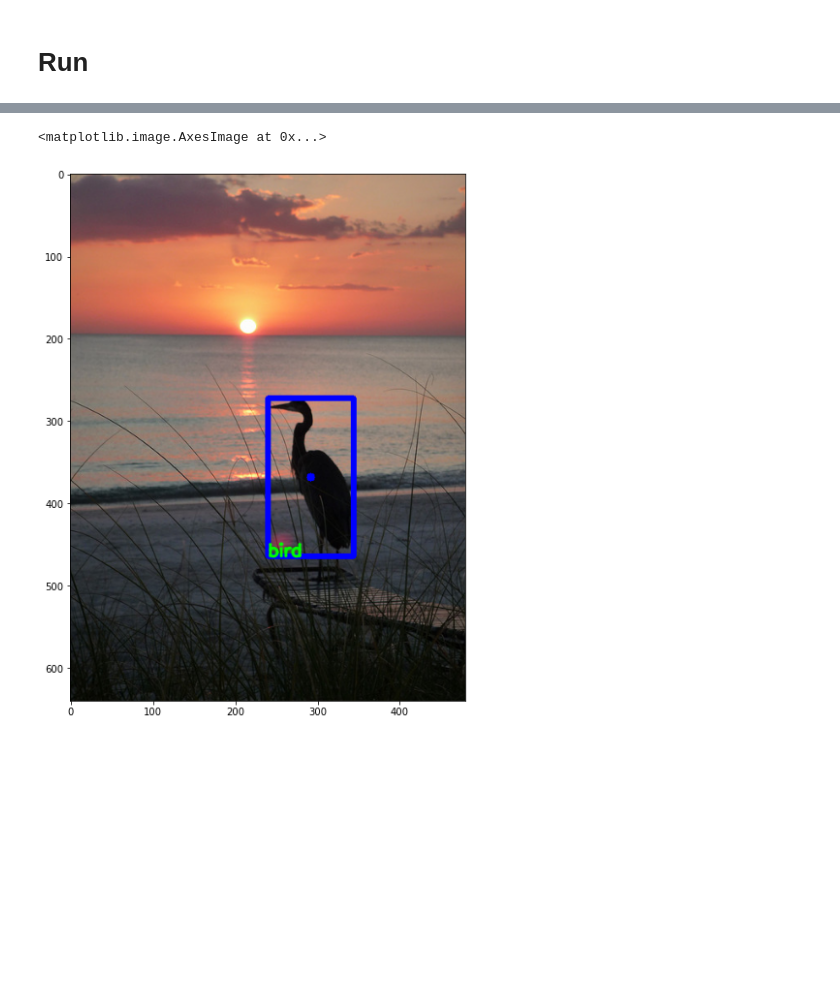
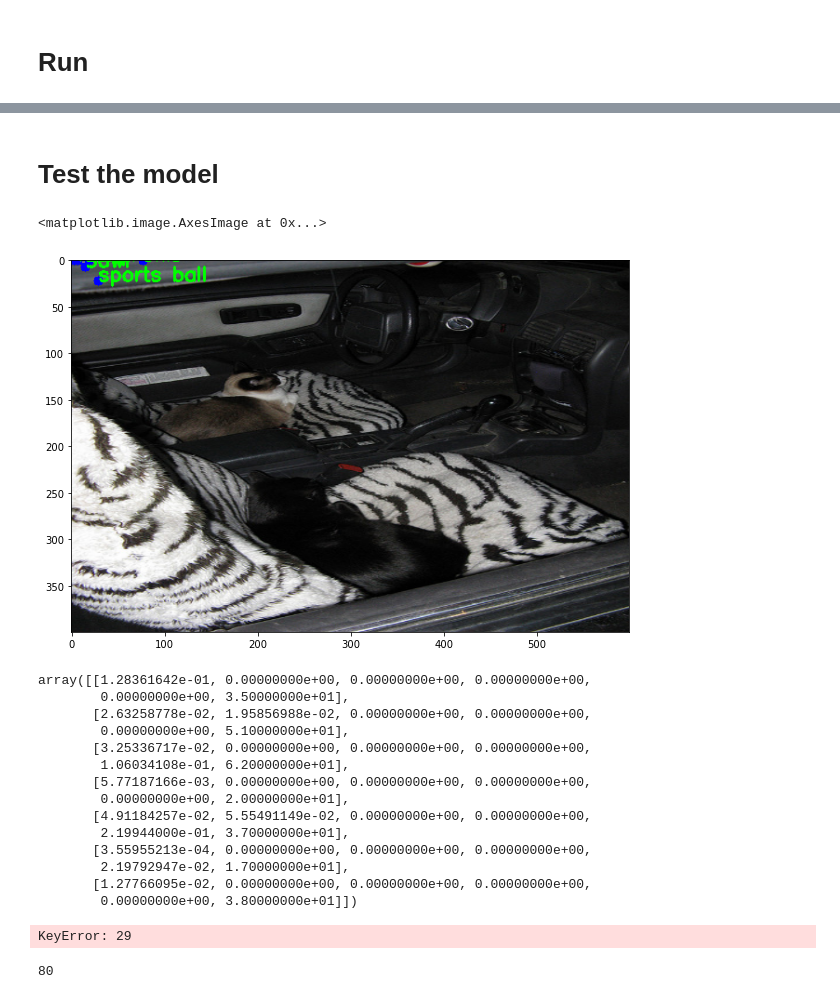
Before and after one commit to fra1993/YOLO-and-SSD, a Jupyter notebook: COCO_generator.ipynb, the cells around one changed output, grey strips where cells are left out. Cells and saved outputs as stored; diff of their text form; code cells hidden in the pictures; blank space fills up the shorter version.

```diff
--- a/COCO_generator.ipynb
+++ b/COCO_generator.ipynb
@@ -281,0 +418,3 @@ bboxes = DetectionGrid2ImageDetection(detection_grid)
+# %%
+# train the model with generator
+history = model.fit(training_gen_, steps_per_epoch=30, epochs=50, callbacks=CallBacks)
@@ -281,0 +439,8 @@ bboxes = DetectionGrid2ImageDetection(detection_grid)
+# %% [markdown]
+# Test the model
+# %%
+a,b = training_gen_.__next__()
+# %%
+tmp = model(a)
+# %%
+bboxes = DetectionGrid2ImageDetection(tmp.numpy())
@@ -282,8 +450,33 @@ bboxes = DetectionGrid2ImageDetection(detection_grid)
 # %%
 # Draw BBox
-test_image = Draw_BB(batch[0],bboxes[0],coco)
+test_image =decoded = Draw_BB(a[0,...],bboxes[0],coco)
 plt.figure(figsize=(10,10))
 plt.imshow(test_image)
 # %% [output]
 <matplotlib.image.AxesImage at 0x...>
-[figure, old version]
+[figure, new version]
+# %%
+bboxes[0]
+# %% [output]
+array([[1.28361642e-01, 0.00000000e+00, 0.00000000e+00, 0.00000000e+00,
+        0.00000000e+00, 3.50000000e+01],
+       [2.63258778e-02, 1.95856988e-02, 0.00000000e+00, 0.00000000e+00,
+        0.00000000e+00, 5.10000000e+01],
+       [3.25336717e-02, 0.00000000e+00, 0.00000000e+00, 0.00000000e+00,
+        1.06034108e-01, 6.20000000e+01],
+       [5.77187166e-03, 0.00000000e+00, 0.00000000e+00, 0.00000000e+00,
+        0.00000000e+00, 2.00000000e+01],
+       [4.91184257e-02, 5.55491149e-02, 0.00000000e+00, 0.00000000e+00,
+        2.19944000e-01, 3.70000000e+01],
+       [3.55955213e-04, 0.00000000e+00, 0.00000000e+00, 0.00000000e+00,
+        2.19792947e-02, 1.70000000e+01],
+       [1.27766095e-02, 0.00000000e+00, 0.00000000e+00, 0.00000000e+00,
+        0.00000000e+00, 3.80000000e+01]])
+# %%
+coco.cats[int(29)]['name']
+# %% [output]
+KeyError: 29
+# %%
+len(coco.cats.keys())
+# %% [output]
+80
```
Also changed, not shown: parts of 37 cells of this notebook, 18 other files.
